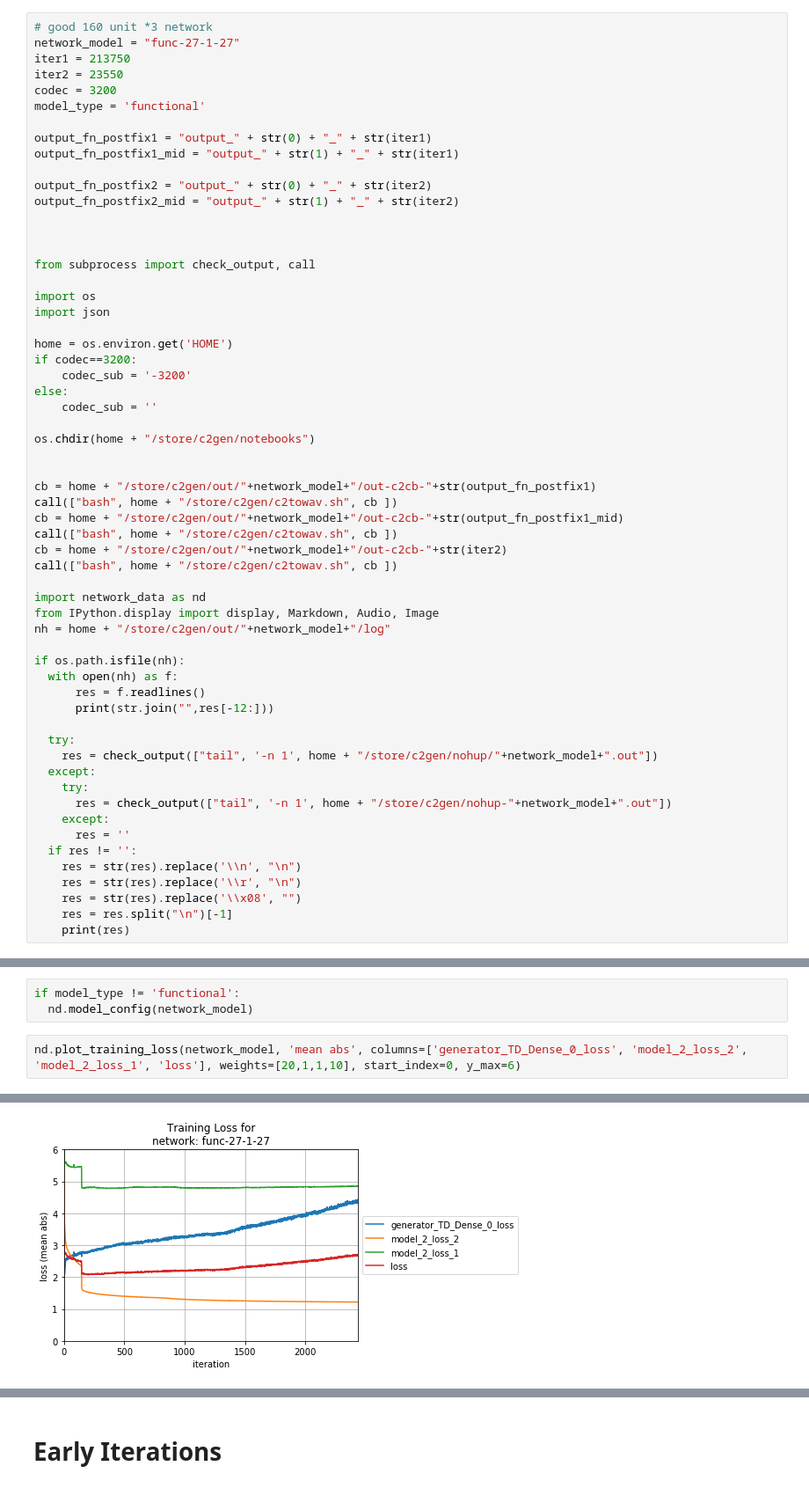
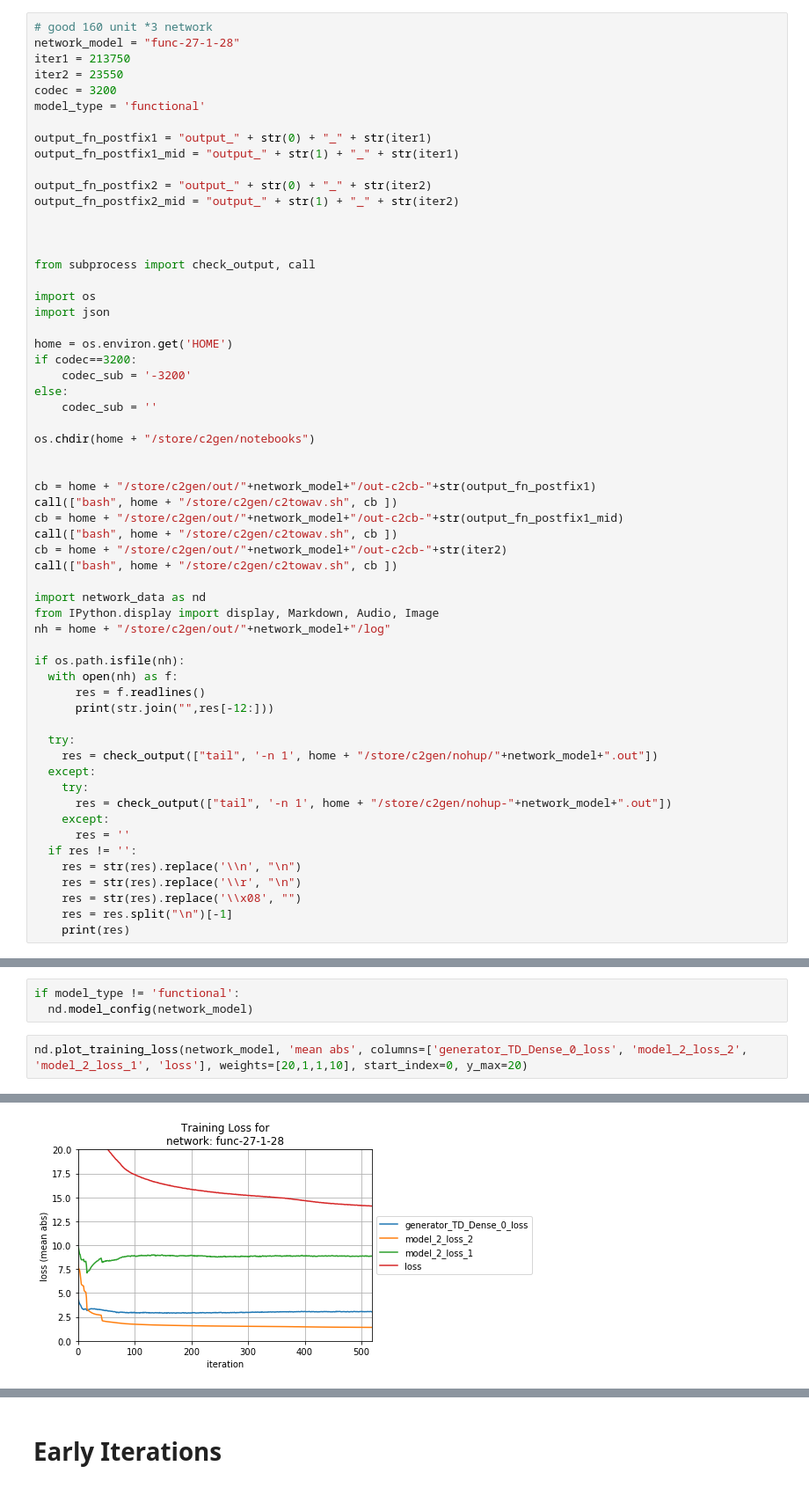
Before and after one commit to philayres/babble-rnn, a Jupyter notebook: notebooks/network_highlights.ipynb, the cells around one changed output, grey strips where cells are left out. Shown at 88% size. Cells and saved outputs as stored; diff of their text form.

Commit message:
Learning func-27-1-28 test/critiquepracticalreason_00_kant_64kb.c2cb-3200 --load-weights=out/func-27-1-28/weights-525.h5

```diff
--- a/notebooks/network_highlights.ipynb
+++ b/notebooks/network_highlights.ipynb
@@ -2,7 +2,7 @@
 # Network Notes
 # %%
 # good 160 unit *3 network
-network_model = "func-27-1-27"
+network_model = "func-27-1-28"
 iter1 = 213750
 iter2 = 23550
 codec = 3200
@@ -117,10 +117,10 @@ reduced the stack to 2.
 if model_type != 'functional':
   nd.model_config(network_model)
 # %%
-nd.plot_training_loss(network_model, 'mean abs', columns=['generator_TD_Dense_0_loss', 'model_2_loss_2', 'model_2_loss_1', 'loss'], weights=[20,1,1,10], start_index=0, y_max=6)
+nd.plot_training_loss(network_model, 'mean abs', columns=['generator_TD_Dense_0_loss', 'model_2_loss_2', 'model_2_loss_1', 'loss'], weights=[20,1,1,10], start_index=0, y_max=20)
 # %% [output]
 Columns: ['generator_TD_Dense_0_loss', 'model_2_loss_2', 'model_2_loss_1', 'loss']
-[figure, old version]
+[figure, new version]
 # %%
 with open(home + "/store/c2gen/out/"+network_model+"/training.log") as f:
     rl = f.readlines()
```
Also changed, not shown: parts of 8 cells of this notebook, 3 other files.
